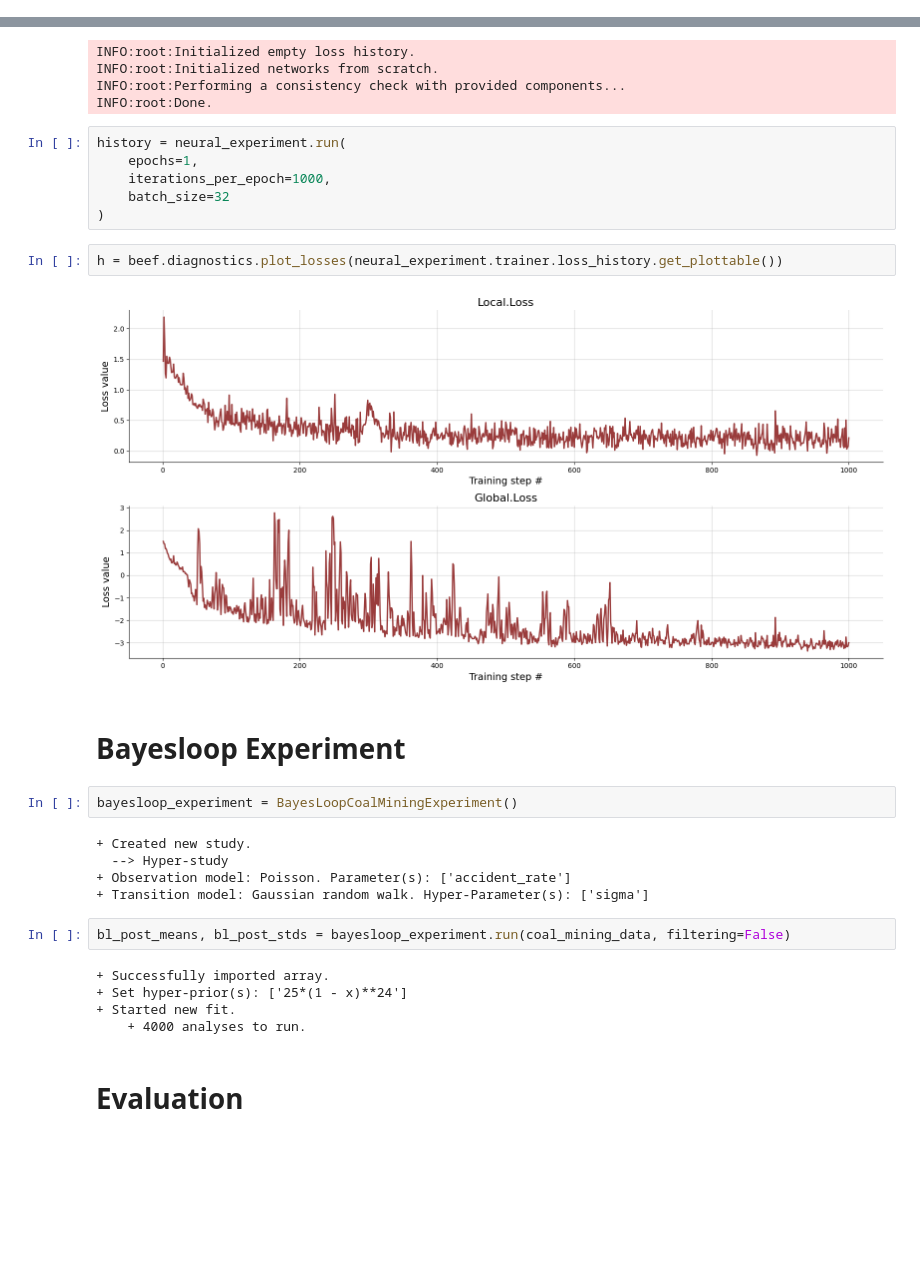
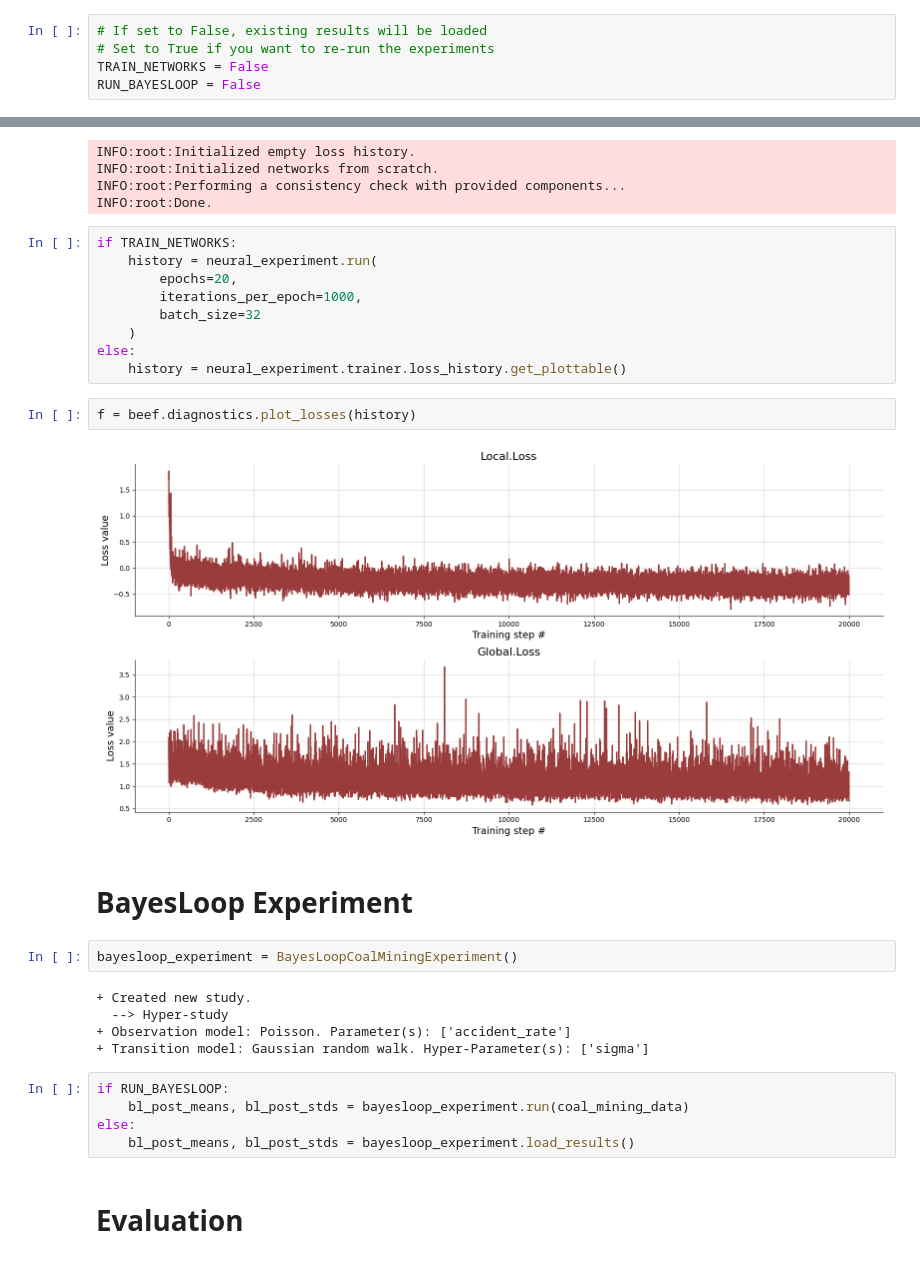
Before and after one commit to bayesflow-org/Neural-Superstatistics, a Jupyter notebook: applications/coal_mining/notebooks/bayesloop_benchmark.ipynb, the cells around one changed output, grey strips where cells are left out. Cells and saved outputs as stored; diff of their text form; blank space fills up the shorter version.

```diff
--- a/applications/coal_mining/notebooks/bayesloop_benchmark.ipynb
+++ b/applications/coal_mining/notebooks/bayesloop_benchmark.ipynb
@@ -26,3 +19,8 @@ os.environ['TF_CPP_MIN_LOG_LEVEL'] = '3'
+# %%
+# If set to False, existing results will be loaded
+# Set to True if you want to re-run the experiments
+TRAIN_NETWORKS = False
+RUN_BAYESLOOP = False
 # %% [markdown]
 # Neural Experiment
 # %%
@@ -46,17 +44,20 @@ INFO:root:Initialized networks from scratch.
 INFO:root:Performing a consistency check with provided components...
 INFO:root:Done.
 # %%
-history = neural_experiment.run(
-    epochs=1,
-    iterations_per_epoch=1000,
-    batch_size=32
-)
+if TRAIN_NETWORKS:
+    history = neural_experiment.run(
+        epochs=20,
+        iterations_per_epoch=1000,
+        batch_size=32
+    )
+else:
+    history = neural_experiment.trainer.loss_history.get_plottable()
 # %%
-h = beef.diagnostics.plot_losses(neural_experiment.trainer.loss_history.get_plottable())
+f = beef.diagnostics.plot_losses(history)
 # %% [output]
-[figure, old version]
+[figure, new version]
 # %% [markdown]
-# Bayesloop Experiment
+# BayesLoop Experiment
 # %%
 bayesloop_experiment = BayesLoopCoalMiningExperiment()
 # %% [output]
@@ -65,12 +66,10 @@ bayesloop_experiment = BayesLoopCoalMiningExperiment()
 + Observation model: Poisson. Parameter(s): ['accident_rate']
 + Transition model: Gaussian random walk. Hyper-Parameter(s): ['sigma']
 # %%
-bl_post_means, bl_post_stds = bayesloop_experiment.run(coal_mining_data, filtering=False)
+if RUN_BAYESLOOP:
+    bl_post_means, bl_post_stds = bayesloop_experiment.run(coal_mining_data)
+else:
+    bl_post_means, bl_post_stds = bayesloop_experiment.load_results()
-# %% [output]
-+ Successfully imported array.
-+ Set hyper-prior(s): ['25*(1 - x)**24']
-+ Started new fit.
-    + 4000 analyses to run.
 # %% [markdown]
 # Evaluation
 # %%
```
Also changed, not shown: parts of 6 cells of this notebook, 12 other files.
